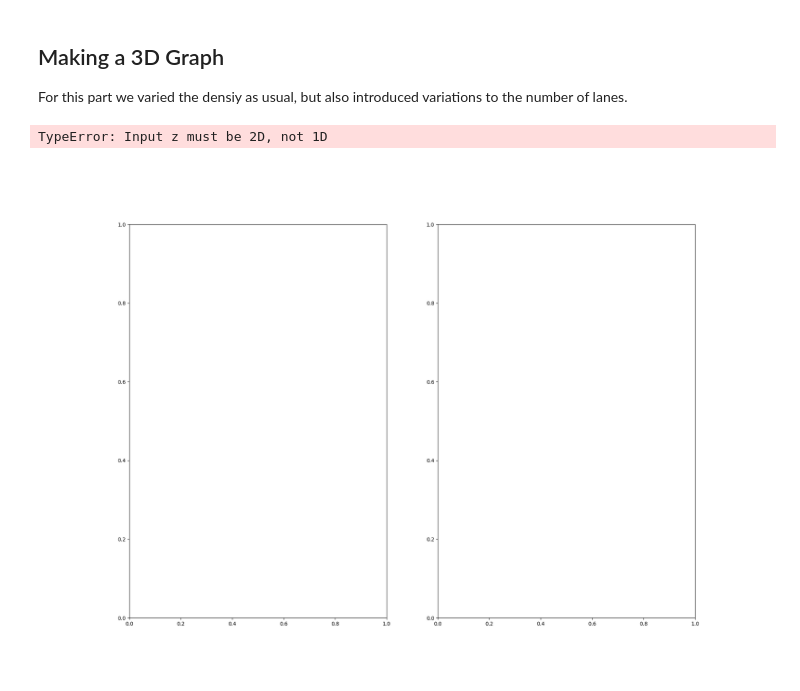
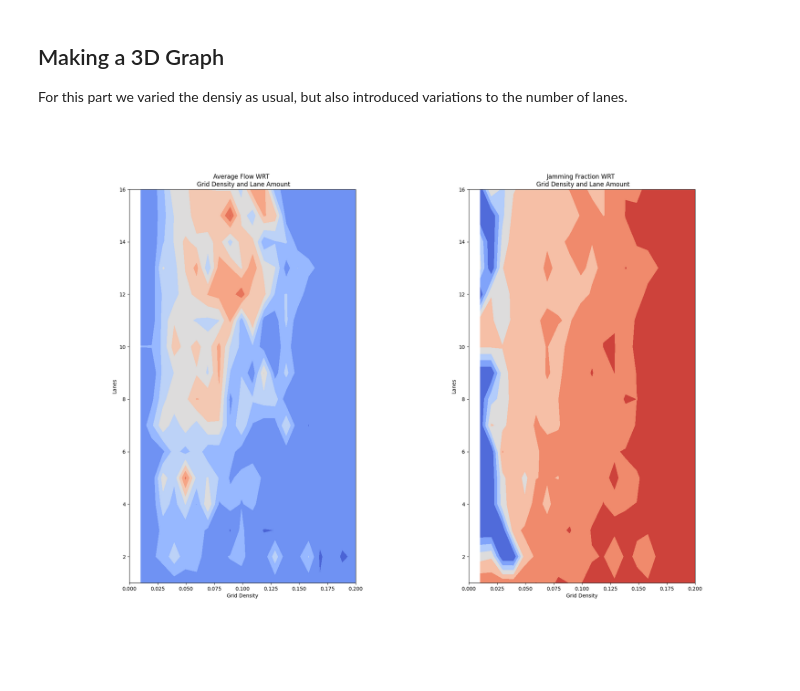
Before and after one commit to negray03/PHY-381C-Final-Project-Onset-of-Traffic, a Jupyter notebook: visualizations/visualization_statistics.ipynb, the cells around one changed output. Drawn from its saved outputs; the diff is of its cells as text; code cells hidden in the pictures.

Commit message:
Updated the final 2D plot

```diff
--- a/visualizations/visualization_statistics.ipynb
+++ b/visualizations/visualization_statistics.ipynb
@@ -92,35 +92,34 @@ ax = fig.add_subplot(122)
 
 
 ay = fig.add_subplot(121)
 
 #ay.plot_surface(density, lane, average_flows, rstride=1, cstride=1, cmap=cm.coolwarm,
 #                       linewidth=0, antialiased=True)
 
 ay.contourf(density, lane, average_flows, cmap=cm.coolwarm)
 
 ay.set_xlabel('Grid Density')
 ay.set_ylabel('Lanes')
 #ay.set_zlabel('Average Flow')
 ay.set_title('Average Flow WRT \n Grid Density and Lane Amount')
-ay.set_xlim(0,1)
+ay.set_xlim(0,0.2)
 ay.set_ylim(1,16)
 
 #ax.plot_surface(density, lane, jamming_fractions, rstride=1, cstride=1, cmap=cm.coolwarm,
 #                       linewidth=0, antialiased=True)
 
 ax.contourf(density, lane, jamming_fractions, cmap=cm.coolwarm)
 
 ax.set_xlabel('Grid Density')
 ax.set_ylabel('Lanes')
 #ax.set_zlabel('Jamming Fraction')
 ax.set_title('Jamming Fraction WRT \n Grid Density and Lane Amount')
-ax.set_xlim(0,1)
+ax.set_xlim(0,0.2)
 ax.set_ylim(1,16)
 
-fig.colorbar(contour_fill, label='Z-value')
+#fig.colorbar(contour_fill, label='Z-value')
 plt.subplots_adjust(wspace=0.5)
 #plt.tight_layout()
 plt.show()
 # %% [output]
-TypeError: Input z must be 2D, not 1D
-[figure, old version]
+[figure, new version]
```
Also changed, not shown: 1 other file.
